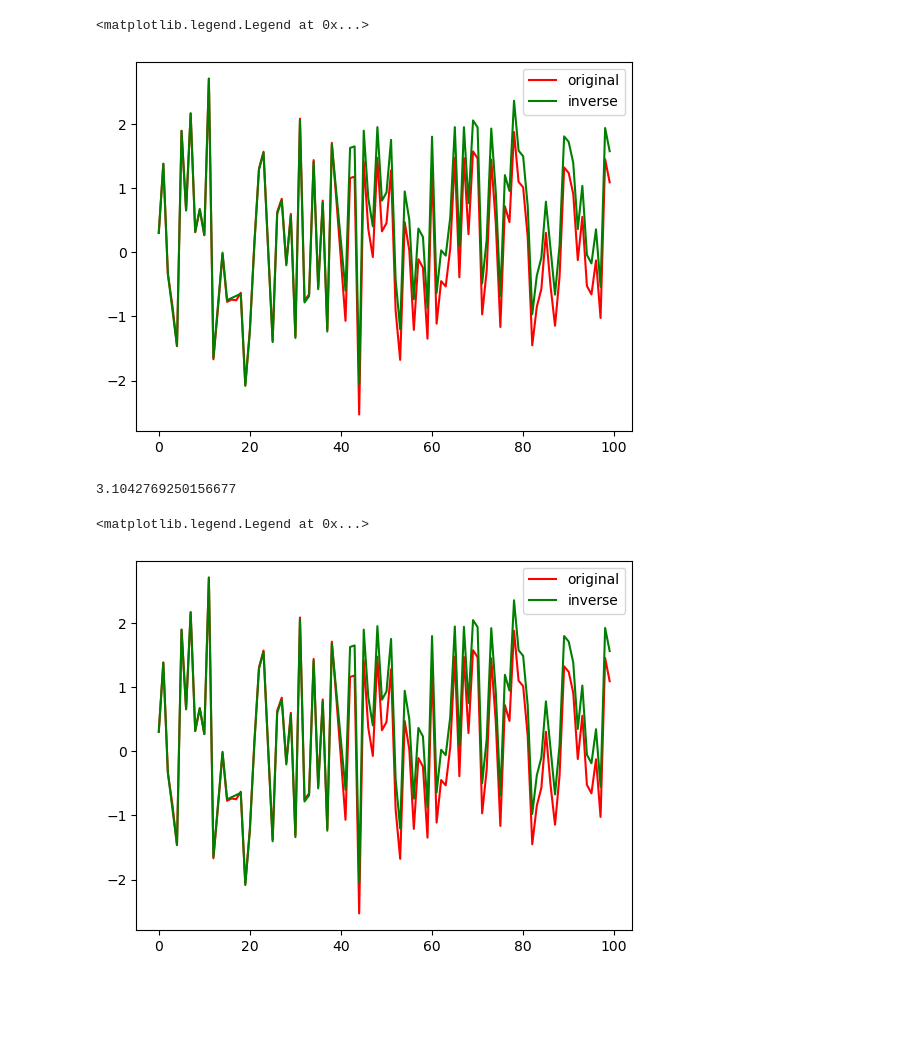
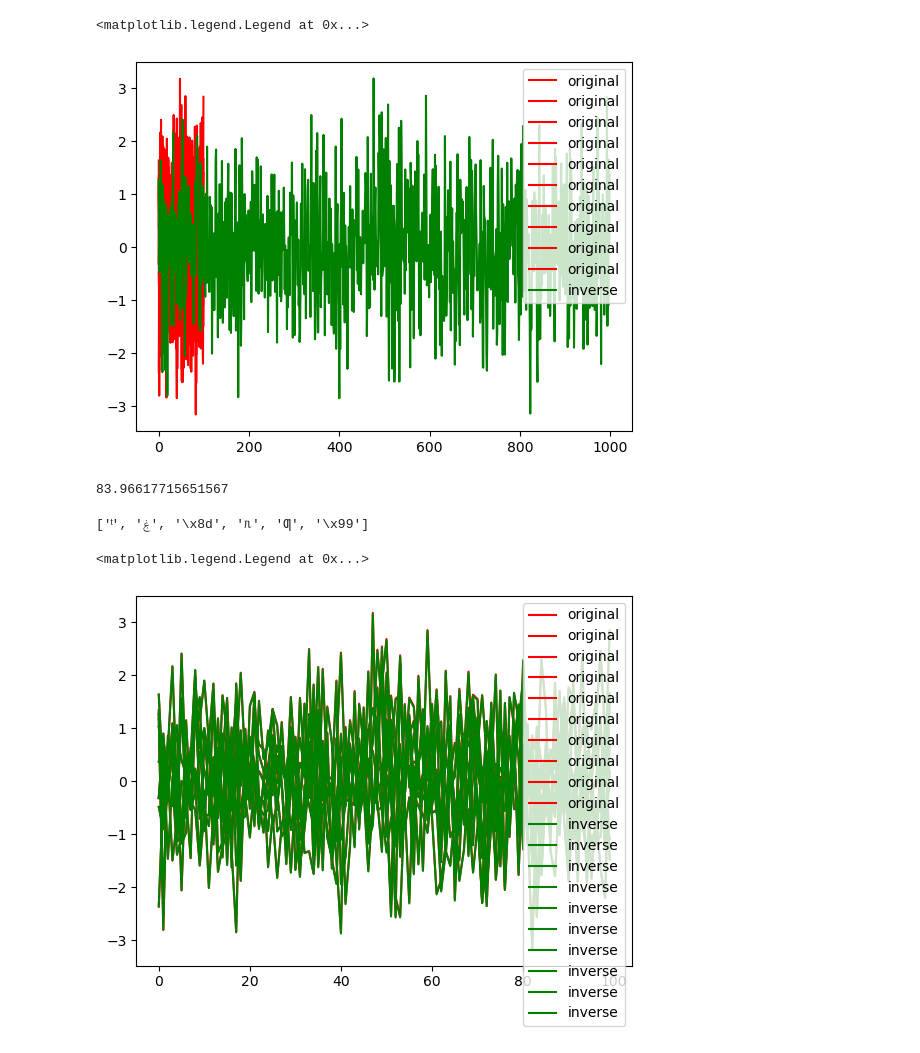
Before and after one commit to inEXASCALE/qabba, a Jupyter notebook: test.ipynb, the cells around one changed output. Cells and saved outputs as stored; diff of their text form; code cells hidden in the pictures; blank space fills up the shorter version.

```diff
--- a/test.ipynb
+++ b/test.ipynb
@@ -20,5 +20,5 @@ plt.legend()
 # %%
-mts = np.random.randn(180, 100)
+mts = np.random.randn(130, 100, 10)
 test = mts[120:]
 mts = mts[:120]
 # %%
@@ -26,8 +26,9 @@ qabba = JABBA(tol=0.01, init="agg", alpha=0.001, verbose=0)
 
 strings = qabba.fit_transform(mts)
 inverse_ts = qabba.inverse_transform(strings)
+inverse_ts = qabba.recast_shape(inverse_ts)
+np.sum(np.abs(mts - inverse_ts)**2)
 
-np.sum(np.abs(mts - inverse_ts)**2)
 
 import matplotlib.pyplot as plt
 symbols_test, params_test = qabba.transform(test)
@@ -37,23 +38,29 @@ plt.plot(inverse_ts[3], c='g', label='inverse')
 plt.legend()
 # %% [output]
 <matplotlib.legend.Legend at 0x...>
-[figure, old version]
+[figure, new version]
 # %%
 qabba = QABBA(tol=0.01, init="agg", alpha=0.001, bits_for_len=8, bits_for_inc=12, verbose=0)
 
 strings = qabba.fit_transform(mts)
 inverse_ts = qabba.inverse_transform(strings)
-
+inverse_ts = qabba.recast_shape(inverse_ts)
 np.sum(np.abs(mts - inverse_ts)**2)
 # %% [output]
-3.1042769250156677
+83.96617715651567
+# %%
+
+strings[0][:6]
+# %% [output]
+['ͭ', 'ۼ', '\x8d', 'ᥰ', 'Ƣ', '\x99']
 # %%
 import matplotlib.pyplot as plt
 symbols_test, params_test = qabba.transform(test)
 inverse_ts = qabba.inverse_transform(symbols_test, params_test)
+inverse_ts = qabba.recast_shape(inverse_ts)
 plt.plot(test[3], c='r', label='original')
 plt.plot(inverse_ts[3], c='g', label='inverse')
 plt.legend()
 # %% [output]
 <matplotlib.legend.Legend at 0x...>
-[figure, old version]
+[figure, new version]
```
Also changed, not shown: parts of 1 cell of this notebook, 10 other files.
